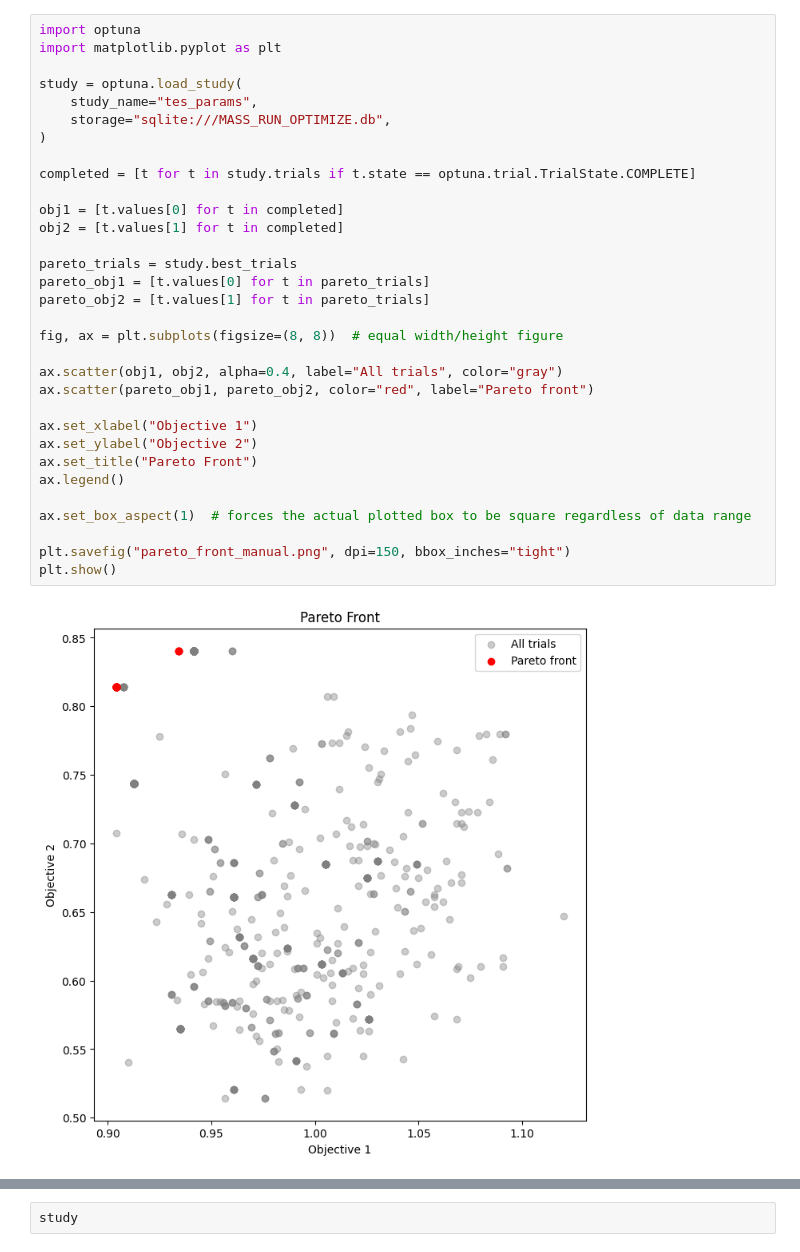
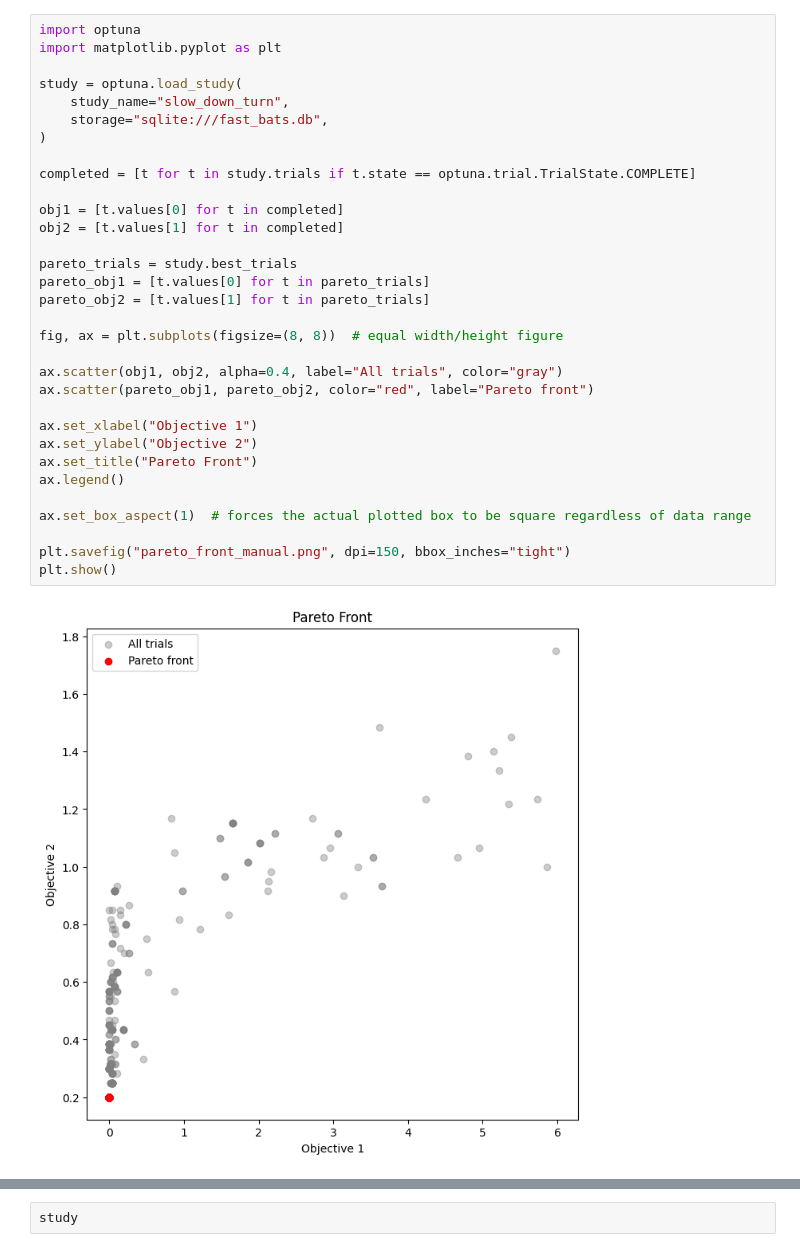
Before and after one commit to albertodoimo/robot-swarm-model, a Jupyter notebook: plot_pareto.ipynb, the cells around one changed output, grey strips where cells are left out. Saved outputs shown, nothing was run; the diff lists cells and outputs as text.

```diff
--- a/plot_pareto.ipynb
+++ b/plot_pareto.ipynb
@@ -2,36 +2,36 @@
 import optuna
 import matplotlib.pyplot as plt
 
 study = optuna.load_study(
-    study_name="tes_params",
-    storage="sqlite:///MASS_RUN_OPTIMIZE.db",
+    study_name="slow_down_turn",
+    storage="sqlite:///fast_bats.db",
 )
 
 completed = [t for t in study.trials if t.state == optuna.trial.TrialState.COMPLETE]
 
 obj1 = [t.values[0] for t in completed]
 obj2 = [t.values[1] for t in completed]
 
 pareto_trials = study.best_trials
 pareto_obj1 = [t.values[0] for t in pareto_trials]
 pareto_obj2 = [t.values[1] for t in pareto_trials]
 
 fig, ax = plt.subplots(figsize=(8, 8))  # equal width/height figure
 
 ax.scatter(obj1, obj2, alpha=0.4, label="All trials", color="gray")
 ax.scatter(pareto_obj1, pareto_obj2, color="red", label="Pareto front")
 
 ax.set_xlabel("Objective 1")
 ax.set_ylabel("Objective 2")
 ax.set_title("Pareto Front")
 ax.legend()
 
 ax.set_box_aspect(1)  # forces the actual plotted box to be square regardless of data range
 
 plt.savefig("pareto_front_manual.png", dpi=150, bbox_inches="tight")
 plt.show()
 # %% [output]
-[figure, old version]
+[figure, new version]
 # %%
 from optuna.visualization import plot_pareto_front
 
```
Also changed, not shown: parts of 2 cells of this notebook, 57 other files.
